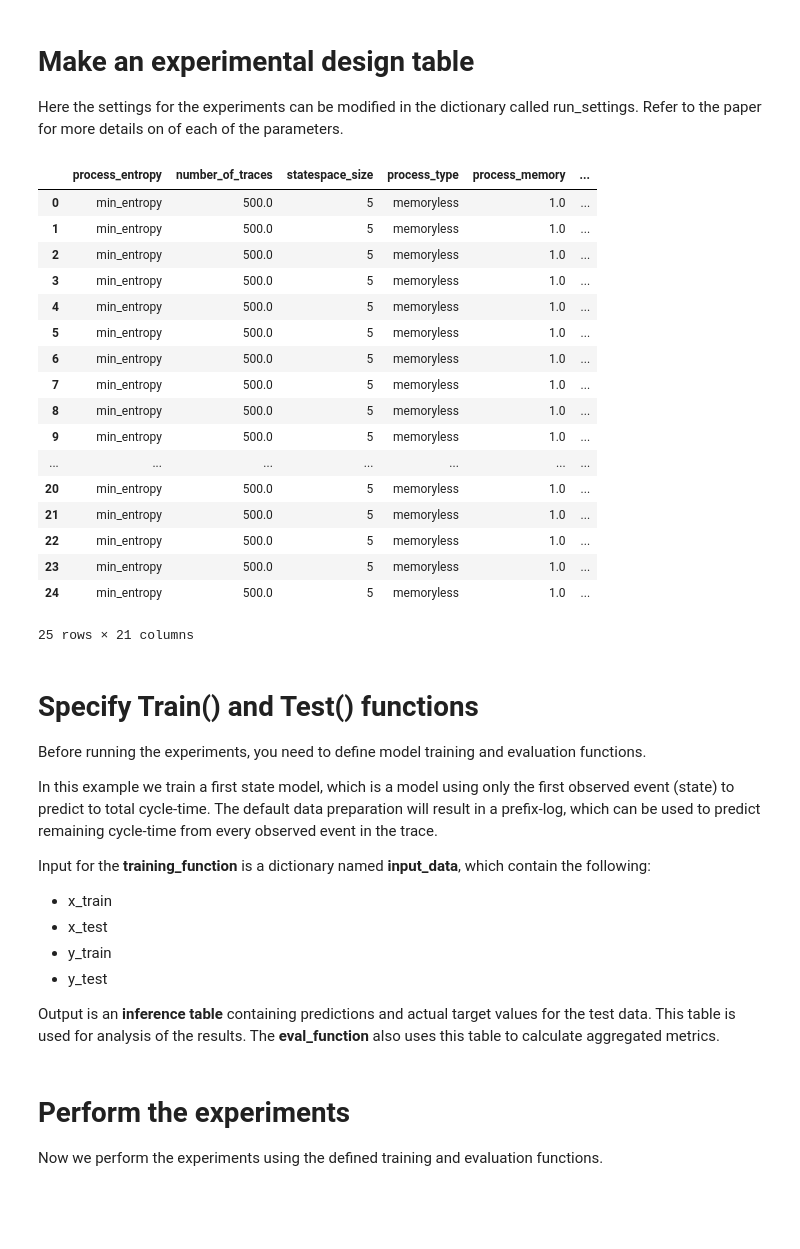
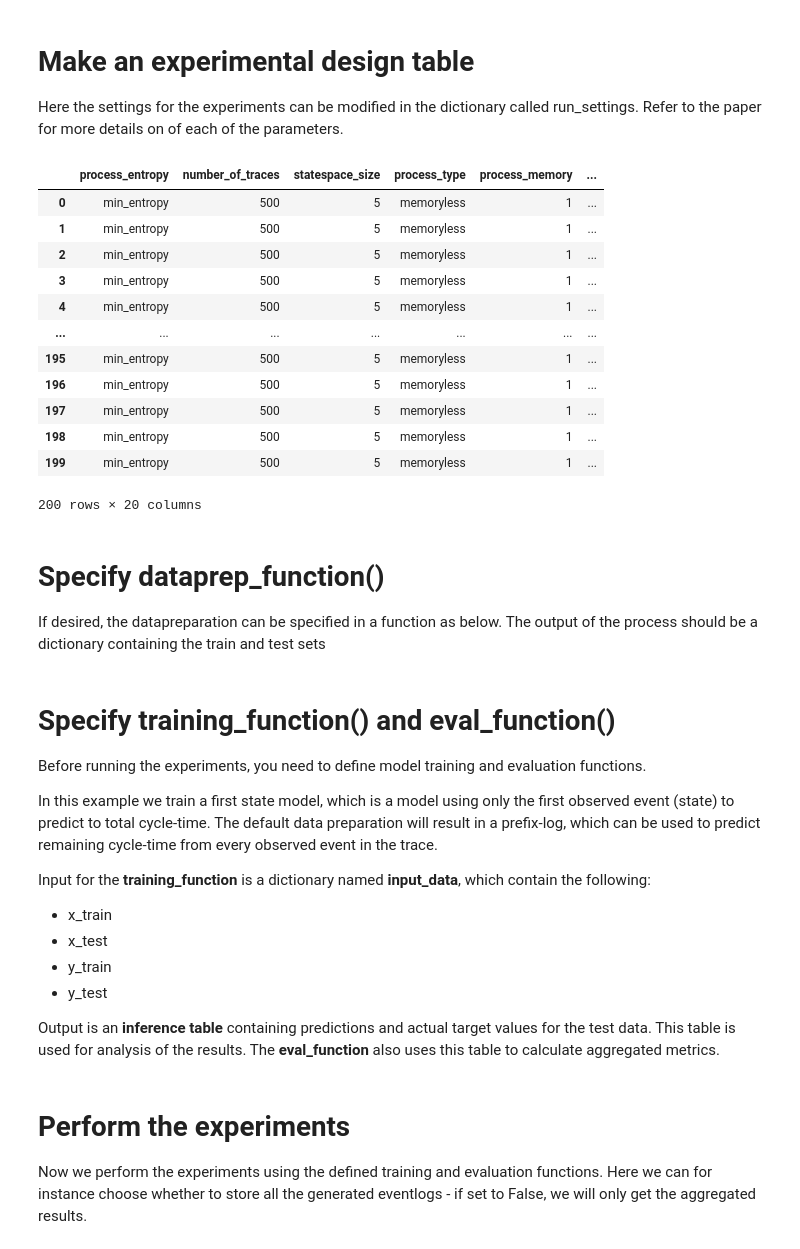
Before and after one commit to Mikeriess/SynBPS, a Jupyter notebook: examples/simulation_e2e_example.ipynb, the cells around one changed output. Cells and saved outputs as stored; diff of their text form; code cells hidden in the pictures; blank space fills up the shorter version.

Commit message:
added dataprep function to e2e example + more metrics

```diff
--- a/examples/simulation_e2e_example.ipynb
+++ b/examples/simulation_e2e_example.ipynb
@@ -27,16 +29,16 @@ run_settings = {# level of entropy: min, medium and/or max
                 "process_memory":[1],
 
                 # number of transitions - only used for medium entropy (should be higher than 2 and < statespace size)
-                "med_ent_n_transitions":[1,2,3,4,5],
+                "med_ent_n_transitions":[2],
 
                 # lambda parameter of inter-arrival times
                 "inter_arrival_time":[1],
 
                 # lambda parameter of process noise
-                "process_stability_scale":[0.1],
+                "process_stability_scale":[0.5],
 
                 # probability of agent being available
-                "resource_availability_p":[0.5],
+                "resource_availability_p":[0.25, 0.99],
 
                 # number of agents in the process
                 "resource_availability_n":[3],
@@ -46,54 +48,47 @@ run_settings = {# level of entropy: min, medium and/or max
 
                 # variation between activity durations
                 "activity_duration_lambda_range":[1],
 
-                # business hours definition: when can cases be processed? ()
+                # business hours definition: when can cases be processed?
                 "Deterministic_offset_W":["weekdays"],
 
                 # time-unit for a full week: days = 7, hrs = 24*7, etc.
                 "Deterministic_offset_u":[7],
 
-                # training data format (See Verenich et al., 2019):
-                # True - use first event to predict total cycle-time.
-                # False - use Prefix-log format / each event to predict remaining cycle time.
-                "first_state_model":[False],
-
                 # offset for the timestamps used (years after 1970)
                 "datetime_offset":[54],
 
                 # number of repetitions of the experiments: duplicates the experiment table (2 times here)
-                "num_replications":list(range(0, 5))
+                "num_replications":list(range(0, 100))
                }
 
 
 # import the make_design_table function to generate a full factorial experimental design table
 from SynBPS.design.DoE import make_design_table
 df = make_design_table(run_settings)
 
 # give each run its own seed value such that results are different across runs
 df["seed_value"] = range(0,len(df))
 
 # store the design table
 df.to_csv("data/design_table.csv", index=False)
 
 # inspect the resulting design table
 df
 # %% [output]
 |  | process_entropy | number_of_traces | statespace_size | process_type | process_memory | ... |
-| 0 | min_entropy | 500.0 | 5 | memoryless | 1.0 | ... |
-| 1 | min_entropy | 500.0 | 5 | memoryless | 1.0 | ... |
-| 2 | min_entropy | 500.0 | 5 | memoryless | 1.0 | ... |
-| 3 | min_entropy | 500.0 | 5 | memoryless | 1.0 | ... |
-| 4 | min_entropy | 500.0 | 5 | memoryless | 1.0 | ... |
-| 5 | min_entropy | 500.0 | 5 | memoryless | 1.0 | ... |
-| 6 | min_entropy | 500.0 | 5 | memoryless | 1.0 | ... |
-| 7 | min_entropy | 500.0 | 5 | memoryless | 1.0 | ... |
-| 8 | min_entropy | 500.0 | 5 | memoryless | 1.0 | ... |
-| 9 | min_entropy | 500.0 | 5 | memoryless | 1.0 | ... |
+| 0 | min_entropy | 500 | 5 | memoryless | 1 | ... |
+| 1 | min_entropy | 500 | 5 | memoryless | 1 | ... |
+| 2 | min_entropy | 500 | 5 | memoryless | 1 | ... |
+| 3 | min_entropy | 500 | 5 | memoryless | 1 | ... |
+| 4 | min_entropy | 500 | 5 | memoryless | 1 | ... |
 | ... | ... | ... | ... | ... | ... | ... |
-| 20 | min_entropy | 500.0 | 5 | memoryless | 1.0 | ... |
-| 21 | min_entropy | 500.0 | 5 | memoryless | 1.0 | ... |
-| 22 | min_entropy | 500.0 | 5 | memoryless | 1.0 | ... |
-| 23 | min_entropy | 500.0 | 5 | memoryless | 1.0 | ... |
-| 24 | min_entropy | 500.0 | 5 | memoryless | 1.0 | ... |
+| 195 | min_entropy | 500 | 5 | memoryless | 1 | ... |
+| 196 | min_entropy | 500 | 5 | memoryless | 1 | ... |
+| 197 | min_entropy | 500 | 5 | memoryless | 1 | ... |
+| 198 | min_entropy | 500 | 5 | memoryless | 1 | ... |
+| 199 | min_entropy | 500 | 5 | memoryless | 1 | ... |
-25 rows × 21 columns
+200 rows × 20 columns
+# %% [markdown]
+# Specify dataprep_function()
+If desired, the datapreparation can be specified in a function as below. The output of the process should be a dictionary containing the train and test sets
@@ -100,5 +151,5 @@ df
 # %% [markdown]
-# Specify Train() and Test() functions
+# Specify training_function() and eval_function()
 Before running the experiments, you need to define model training and evaluation functions.
 
 In this example we train a first state model, which is a model using only the first observed event (state) to predict to total cycle-time. The default data preparation will result in a prefix-log, which can be used to predict remaining cycle-time from every observed event in the trace.
@@ -178,6 +219,7 @@ def eval_function(inference):
 # %% [markdown]
 # Perform the experiments
 Now we perform the experiments using the defined training and evaluation functions.
+Here we can for instance choose whether to store all the generated eventlogs - if set to False, we will only get the aggregated results.
 # %%
 from SynBPS.simulation.simulation_pipeline import run_experiments
 
```
Also changed, not shown: parts of 16 cells of this notebook, 10 other files.
